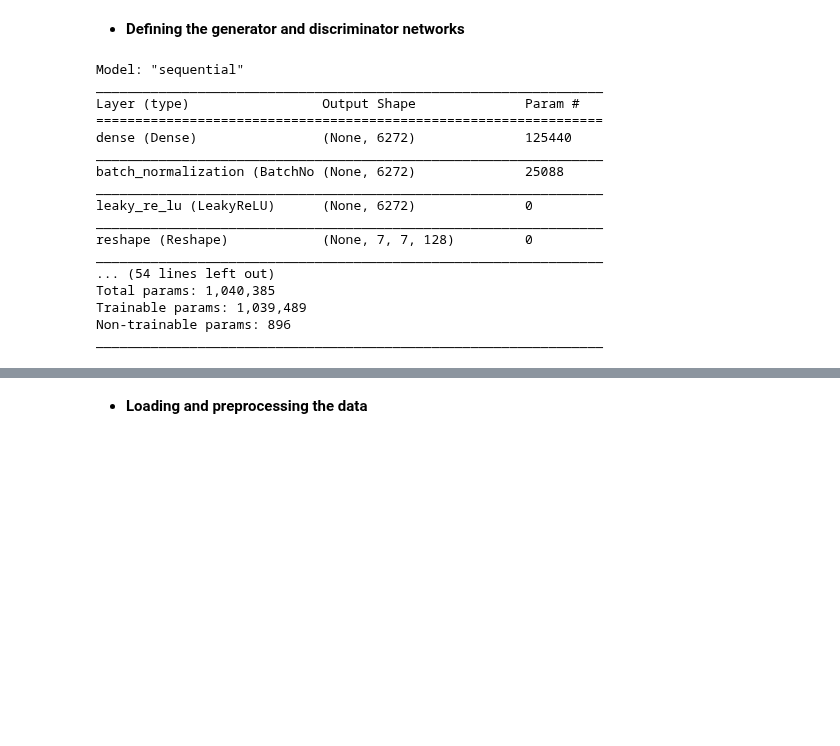
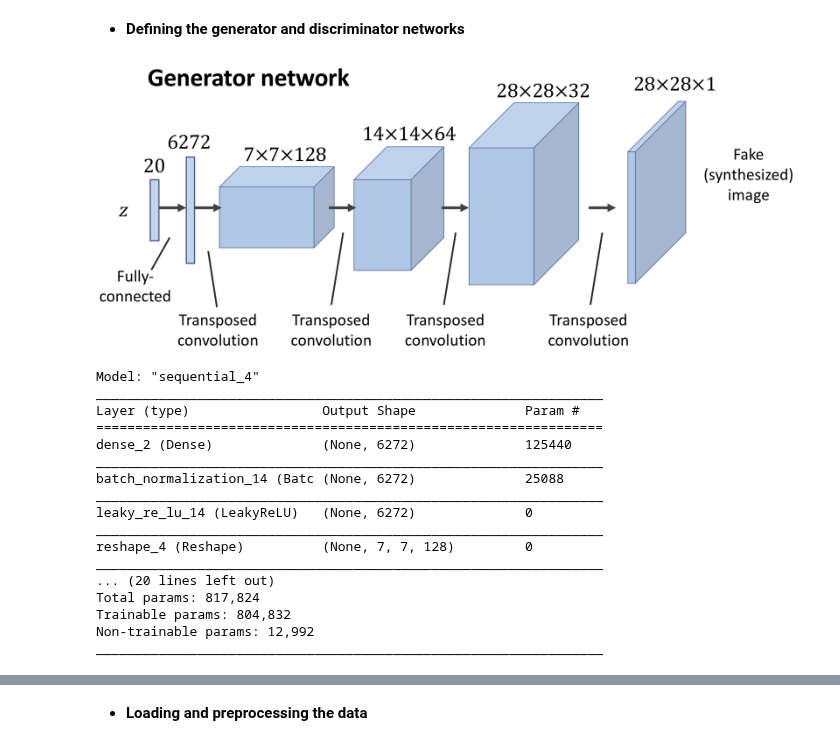
Before and after one commit to rasbt/python-machine-learning-book-3rd-edition, a Jupyter notebook: ch17/ch17_optional_DCGAN.ipynb, the cells around one changed output, grey strips where cells are left out. Drawn from its saved outputs; the diff is of its cells as text; code cells hidden in the pictures; blank space fills up the shorter version.

```diff
--- a/ch17/ch17_optional_DCGAN.ipynb
+++ b/ch17/ch17_optional_DCGAN.ipynb
@@ -37,6 +53,10 @@ GPU Available: False
 cpu:0
 # %% [markdown]
  * **Defining the generator and discriminator networks**
+# %%
+Image(filename='images/17_12.png', width=700)
+# %% [output]
+[figure, added]
 # %%
 def make_dcgan_generator(
         z_size=20,
@@ -121,24 +110,21 @@ def make_dcgan_discriminator(
 # %%
 gen_model = make_dcgan_generator()
 gen_model.summary()
-
-disc_model = make_dcgan_discriminator()
-disc_model.summary()
 # %% [output]
-Model: "sequential"
+Model: "sequential_4"
 _________________________________________________________________
 Layer (type)                 Output Shape              Param #
 =================================================================
-dense (Dense)                (None, 6272)              125440
+dense_2 (Dense)              (None, 6272)              125440
 _________________________________________________________________
-batch_normalization (BatchNo (None, 6272)              25088
+batch_normalization_14 (Batc (None, 6272)              25088
 _________________________________________________________________
-leaky_re_lu (LeakyReLU)      (None, 6272)              0
+leaky_re_lu_14 (LeakyReLU)   (None, 6272)              0
 _________________________________________________________________
-reshape (Reshape)            (None, 7, 7, 128)         0
+reshape_4 (Reshape)          (None, 7, 7, 128)         0
 _________________________________________________________________
-... (54 lines left out)
-Total params: 1,040,385
-Trainable params: 1,039,489
-Non-trainable params: 896
+... (20 lines left out)
+Total params: 817,824
+Trainable params: 804,832
+Non-trainable params: 12,992
 _________________________________________________________________
```
Also changed, not shown: parts of 7 cells of this notebook.
